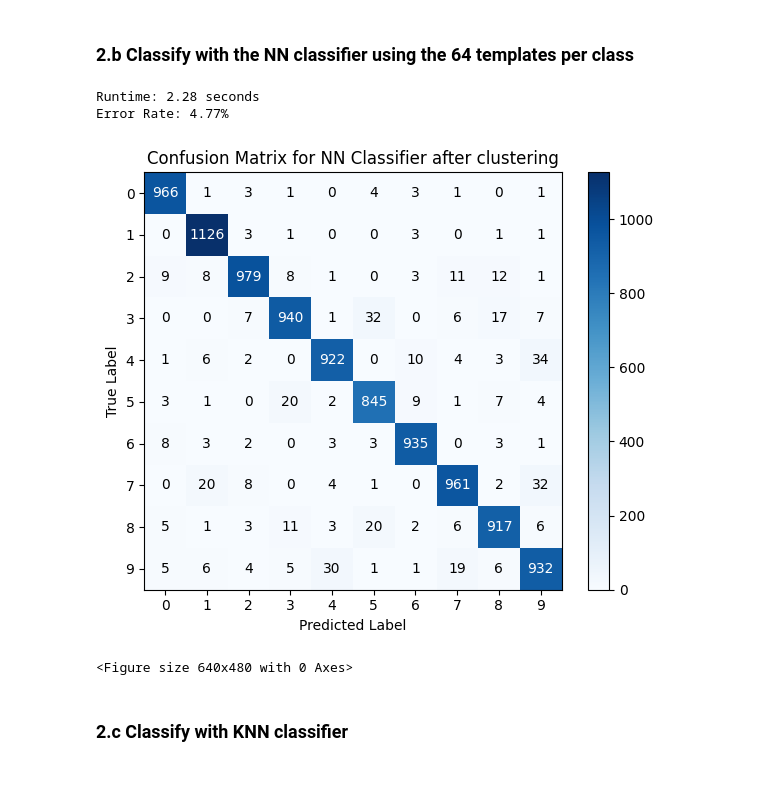
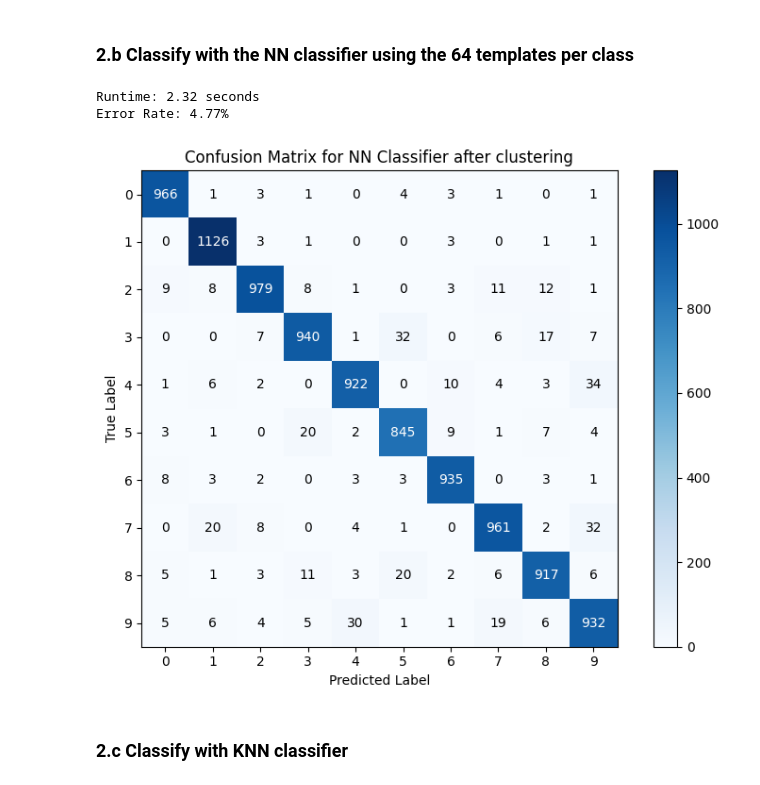
Before and after one commit to tuvats/TTT4275-Classification-project, a Jupyter notebook: Numbers_project/Numbers_task.ipynb, the cells around one changed output. Cells and saved outputs as stored; diff of their text form; code cells hidden in the pictures.

```diff
--- a/Numbers_project/Numbers_task.ipynb
+++ b/Numbers_project/Numbers_task.ipynb
@@ -135,17 +141,25 @@ cluster_centers, cluster_labels = clustering(train_images, train_image_labels)
 # %% [markdown]
 ### 2.b Classify with the NN classifier using the 64 templates per class
 # %%
-conf_matrix_cl, correct_predictions_cl, wrong_predictions_cl, correct_labels_cl, wrong_labels_cl = NN_classifier(cluster_centers, cluster_labels, test_images, test_image_labels)
+# Run NN classifier with clustered templates
+conf_matrix_cl, correct_predictions_cl, wrong_predictions_cl, correct_labels_cl, wrong_labels_cl = NN_classifier(
+    cluster_centers, cluster_labels, test_images, test_image_labels
+)
+
+# Create figure and axis for plotting the confusion matrix
+fig, ax = plt.subplots(figsize=(8, 6))  # Adjust size as needed
 
 # Plotting the confusion matrix after clustering algorithm
-plot_cm(conf_matrix_cl, class_names, "Confusion Matrix for NN Classifier after clustering")
-plt.savefig('Images/cm_NN_clustering')
+plot_cm(conf_matrix_cl, class_names, "Confusion Matrix for NN Classifier after clustering", ax=ax)
+
+# Save and show
+plt.tight_layout()
+plt.savefig('Images/cm_NN_clustering.png')  # Added file extension
 plt.show()
 # %% [output]
-Runtime: 2.28 seconds
+Runtime: 2.32 seconds
 Error Rate: 4.77%
-[figure, old version]
+[figure, new version]
-<Figure size 640x480 with 0 Axes>
 # %% [markdown]
 ### 2.c Classify with KNN classifier
 # %%
```
Also changed, not shown: parts of 6 cells of this notebook.
